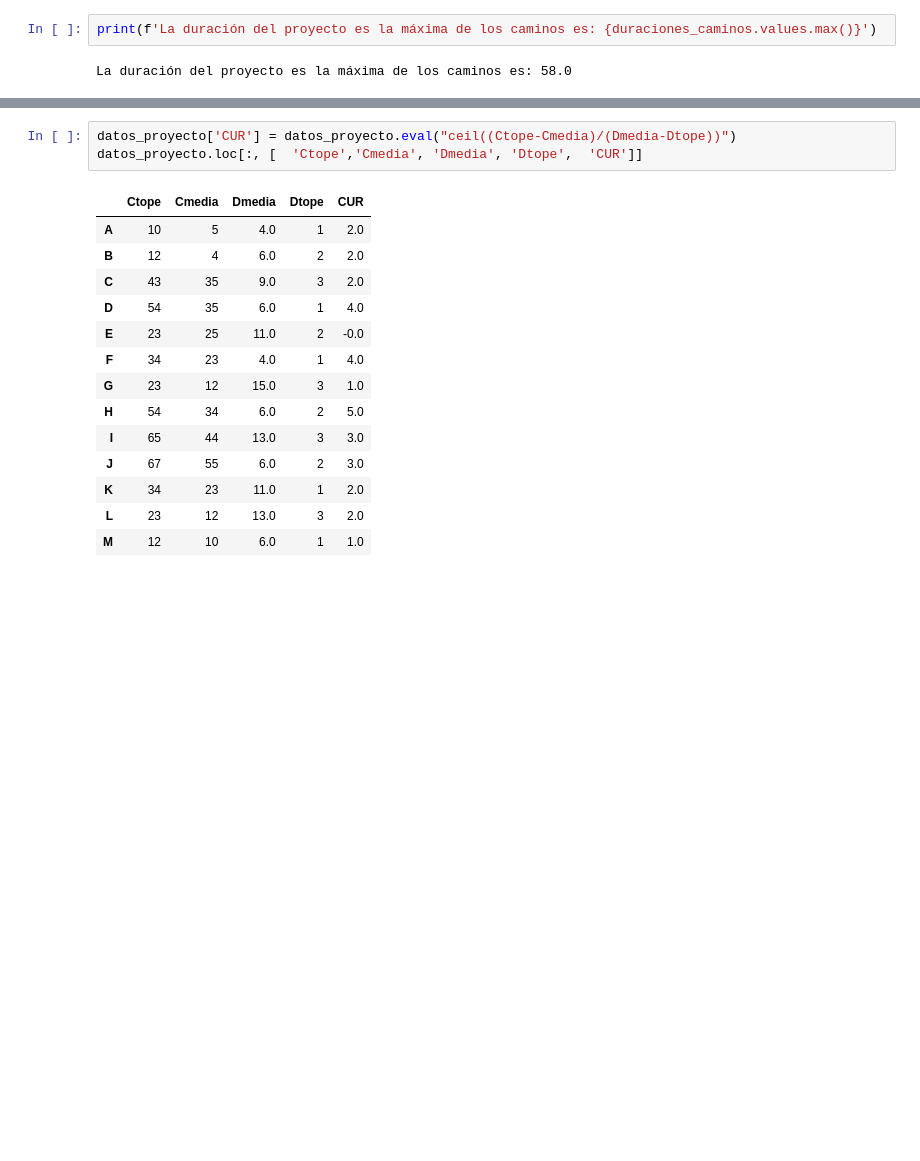
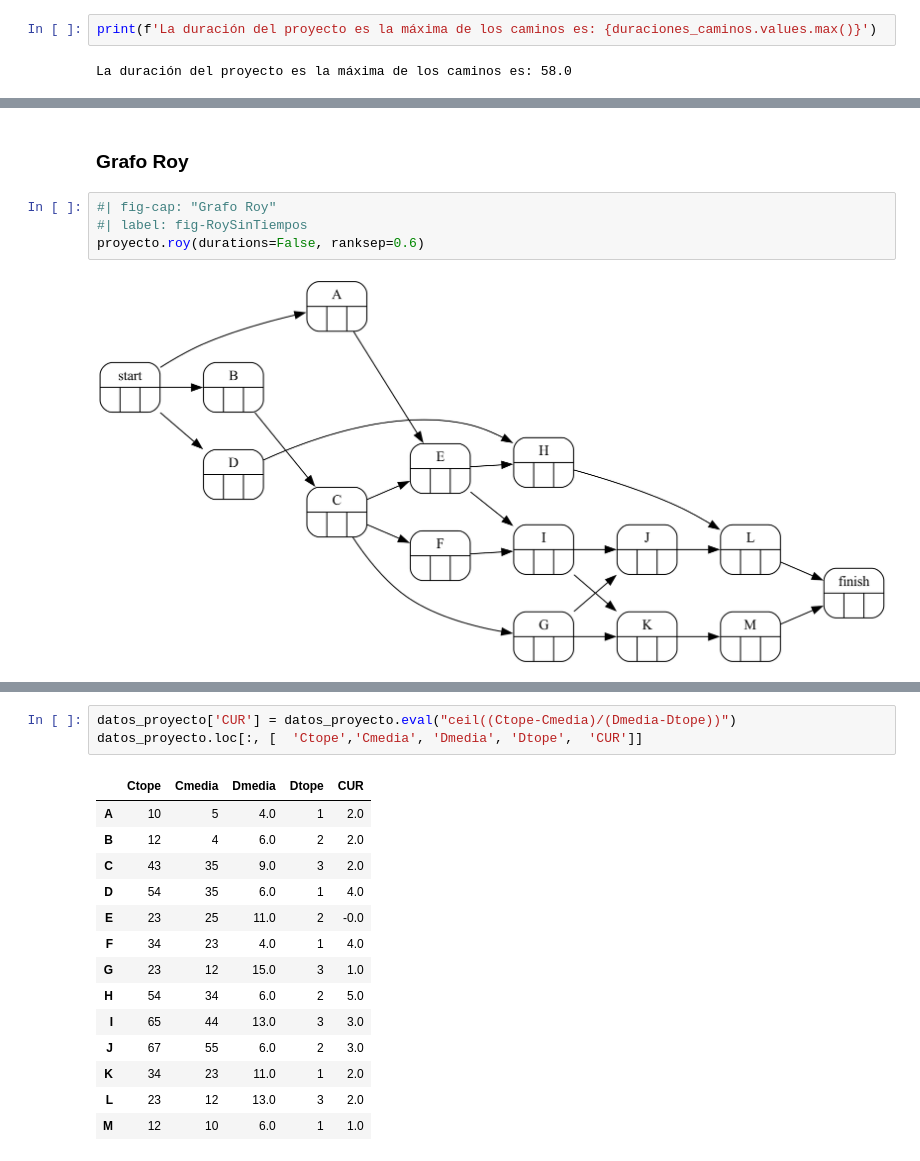
Before and after one commit to mcasl/pmULE, a Jupyter notebook: notebooks/Ejercicio_23.ipynb, the cells around one changed output, grey strips where cells are left out. Saved outputs shown, nothing was run; the diff lists cells and outputs as text; blank space fills up the shorter version.

```diff
--- a/notebooks/Ejercicio_23.ipynb
+++ b/notebooks/Ejercicio_23.ipynb
@@ -250,3 +276,11 @@ La duración del proyecto es la máxima de los caminos es: 58.0
 proyecto.pert(durations=False, ranksep=0.6)
 # %% [output]
 [drawing not drawn]
+# %% [markdown]
+### Grafo Roy
+# %%
+#| fig-cap: "Grafo Roy"
+#| label: fig-RoySinTiempos
+proyecto.roy(durations=False, ranksep=0.6)
+# %% [output]
+[figure, added]
```
Also changed, not shown: parts of 40 cells of this notebook, 1 other file.
